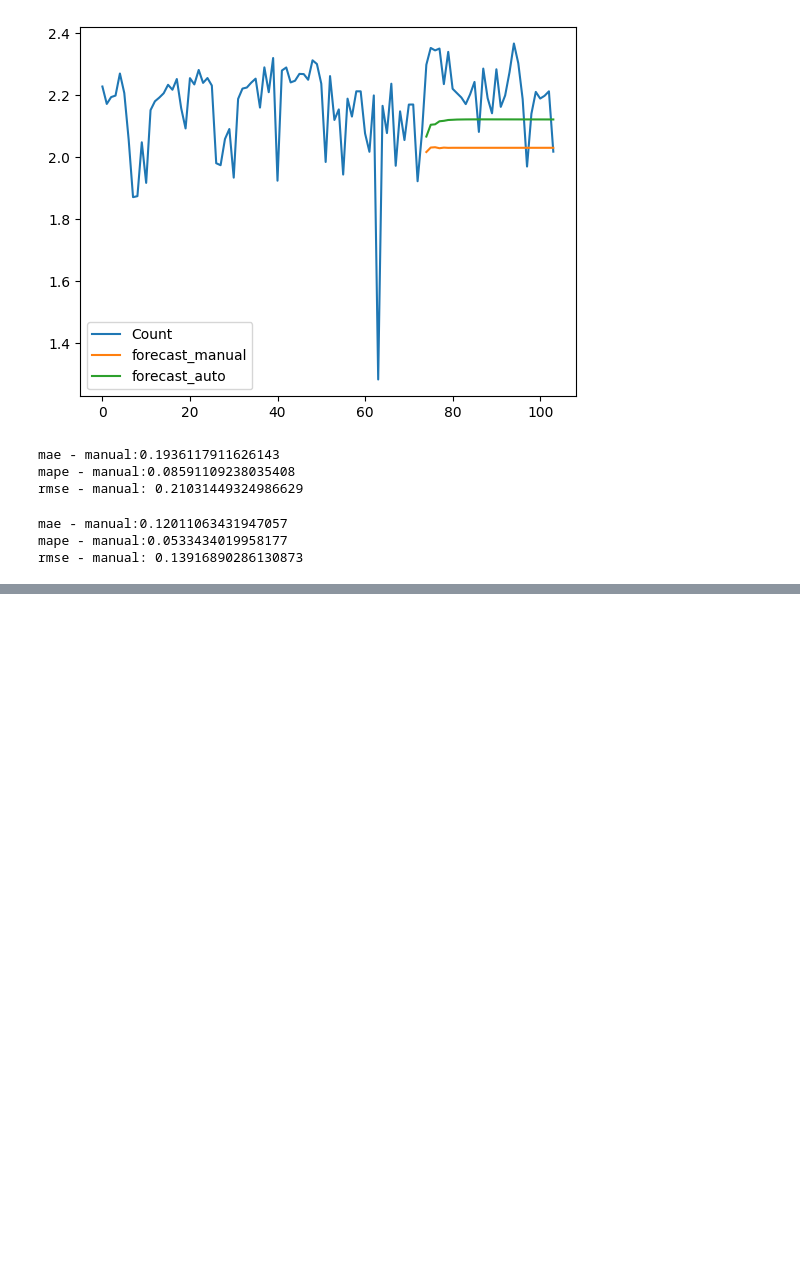
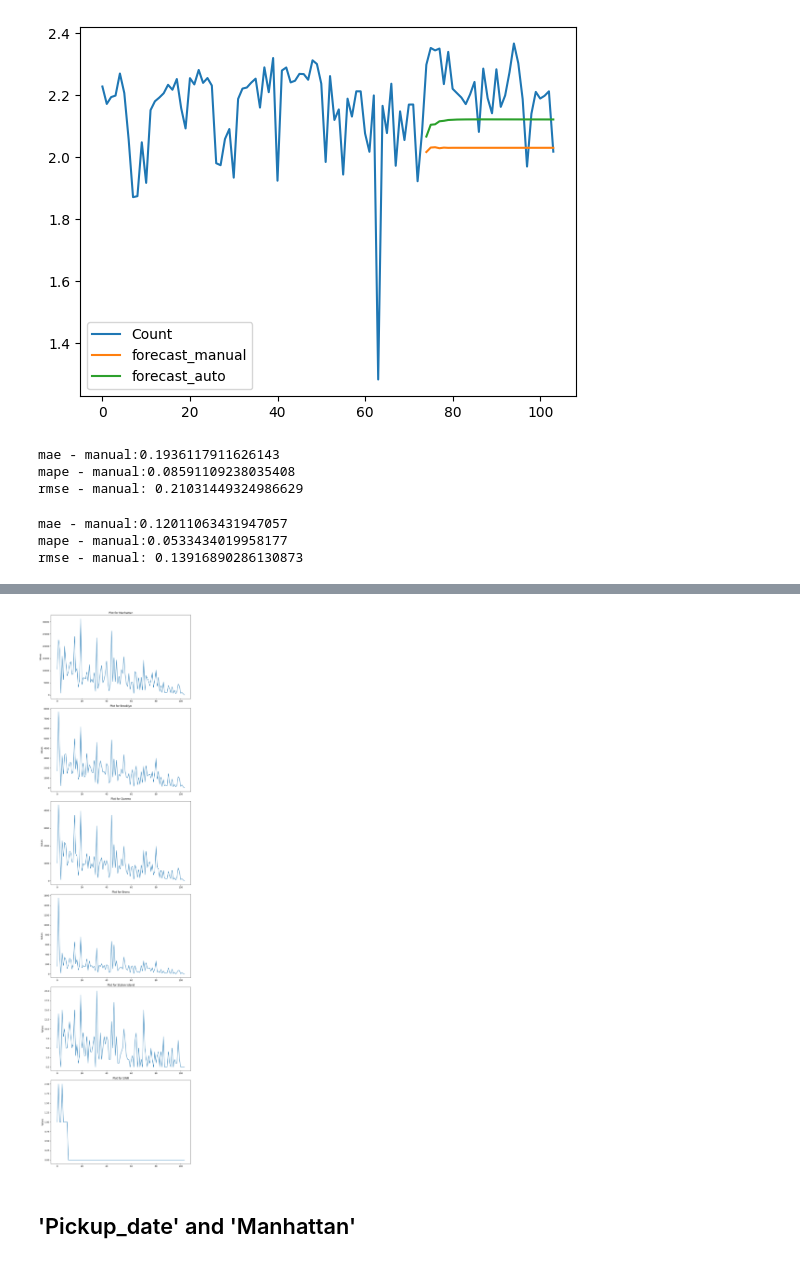
Before and after one commit to Isanjalee/fyp, a Jupyter notebook: Analyses_and_Forecasting.ipynb, the cells around one changed output, grey strips where cells are left out. Cells and saved outputs as stored; diff of their text form; code cells hidden in the pictures; blank space fills up the shorter version.

```diff
--- a/Analyses_and_Forecasting.ipynb
+++ b/Analyses_and_Forecasting.ipynb
@@ -1288,0 +1465,14 @@ rmse - manual: 0.13916890286130873
+# %%
+columns_to_plot = ['Manhattan', 'Brooklyn', 'Queens', 'Bronx', 'Staten Island', 'EWR']
+fig, axes = plt.subplots(nrows=len(columns_to_plot), ncols=1, figsize=(10, 6 * len(columns_to_plot)))
+
+for i, column_name in enumerate(columns_to_plot):
+  result_df[column_name].plot(ax=axes[i], title=f'Plot for {column_name}')
+  axes[i].set_ylabel('Values')
+
+plt.tight_layout()
+plt.show()
+# %% [output]
+[figure, added]
+# %% [markdown]
+## 'Pickup_date' and 'Manhattan'
```
Also changed, not shown: parts of 67 cells of this notebook.
